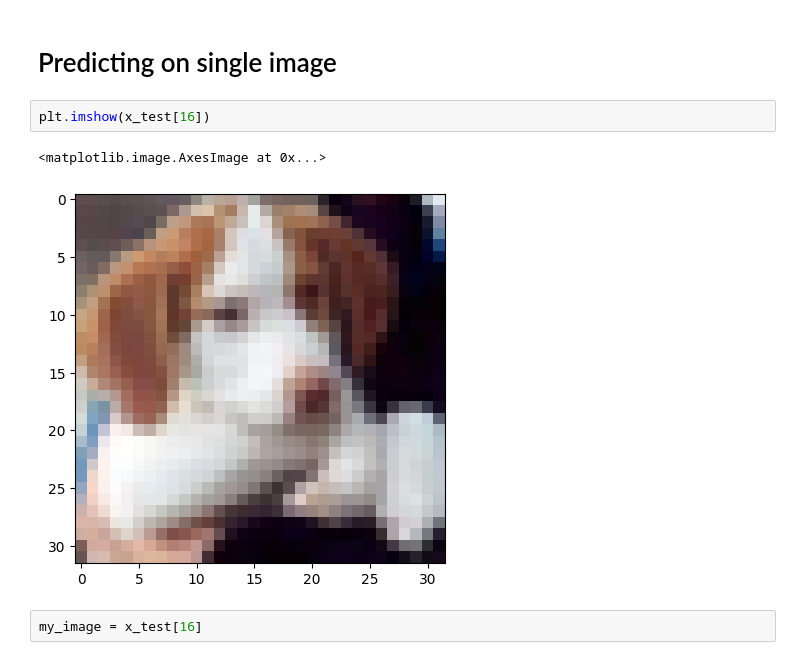
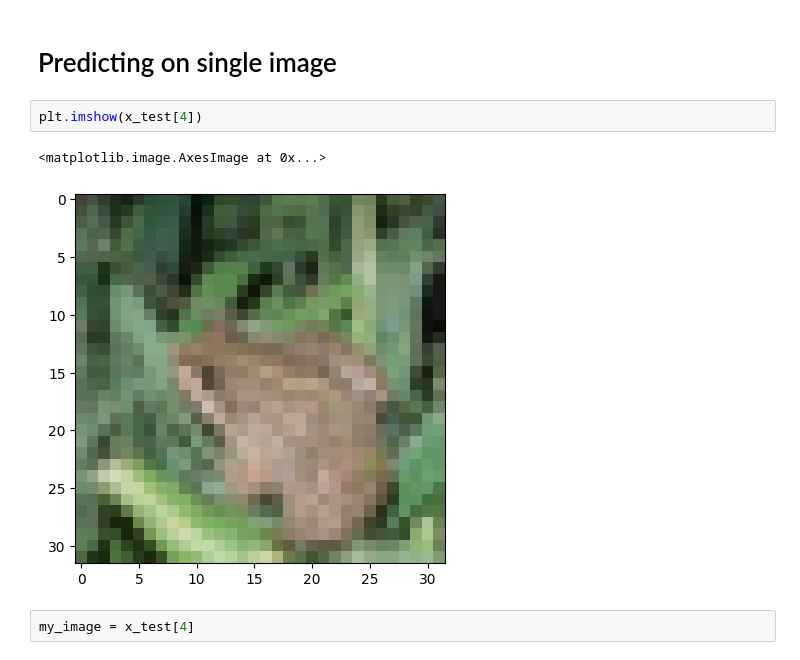
Before and after one commit to jaco-uoeo/ml-artefact, a Jupyter notebook: Unit09/Ex1 Convolutional Neural Networks (CNN) - Object Recognition.ipynb, the cells around one changed output. Drawn from its saved outputs; the diff is of its cells as text.

```diff
--- a/Unit09/Ex1 Convolutional Neural Networks (CNN) - Object Recognition.ipynb
+++ b/Unit09/Ex1 Convolutional Neural Networks (CNN) - Object Recognition.ipynb
@@ -403,12 +403,12 @@ array([[741,  13,  59,  30,  21,   8,  17,   5,  72,  34],
 # %% [markdown]
 # Predicting on single image
 # %%
-plt.imshow(x_test[16])
+plt.imshow(x_test[4])
 # %% [output]
 <matplotlib.image.AxesImage at 0x...>
-[figure, old version]
+[figure, new version]
 # %%
-my_image = x_test[16]
+my_image = x_test[4]
 # %%
 # SHAPE --> (num_images,width,height,color_channels)
 model.predict(my_image.reshape(1,32,32,3))
```
Also changed, not shown: parts of 2 cells of this notebook.
